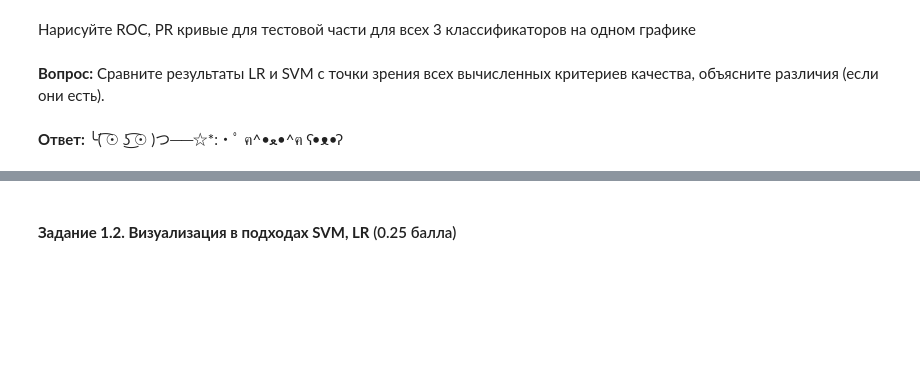
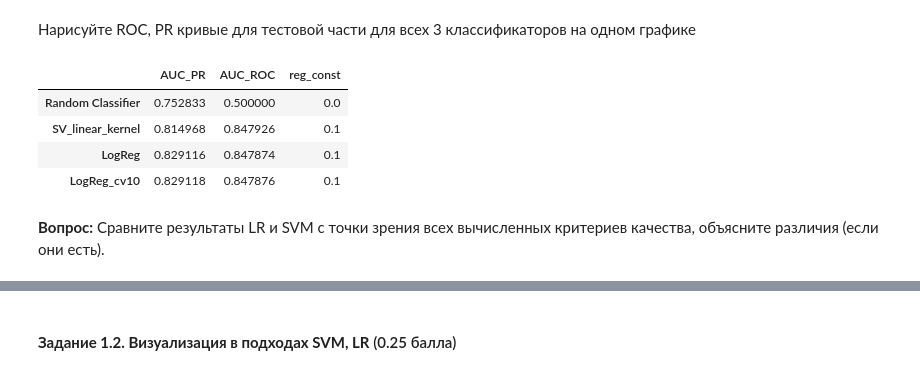
Before and after one commit to MrRozum/mai_ml_lab05_linear_classifiers, a Jupyter notebook: ML_MAI_&_SBER_Linear_classification_LAB_5.ipynb, the cells around one changed output, grey strips where cells are left out. Saved outputs shown, nothing was run; the diff lists cells and outputs as text; code cells hidden in the pictures; blank space fills up the shorter version.

```diff
--- a/ML_MAI_&_SBER_Linear_classification_LAB_5.ipynb
+++ b/ML_MAI_&_SBER_Linear_classification_LAB_5.ipynb
@@ -156,3 +176,8 @@ __Support Vector Machine (Linear Kernel)__
+# %%
+# append results
+df_metrics.loc['SV_linear_kernel'] = {'AUC_PR': auc(recall, precision),
+                                      'AUC_ROC': roc_auc_score(y_test, y_pred_test),
+                                      'reg_const': gs.best_params_['C']}
 # %% [markdown]
   На тестовой части:
   - постройте ROC и PR кривые,
@@ -186,4 +244,15 @@ __Logistic Regression__
+# %%
+# append results
+precision, recall, thresholds = precision_recall_curve(y_test, y_pred_logreg)
+df_metrics.loc['LogReg_cv10'] = {'AUC_PR': auc(recall, precision),
+                            'AUC_ROC': roc_auc_score(y_test, y_pred_logreg),
+                            'reg_const': gs.best_params_['C']}
+df_metrics
+# %% [output]
+|  | AUC_PR | AUC_ROC | reg_const |
+| Random Classifier | 0.752833 | 0.500000 | 0.0 |
+| SV_linear_kernel | 0.814968 | 0.847926 | 0.1 |
+| LogReg | 0.829116 | 0.847874 | 0.1 |
+| LogReg_cv10 | 0.829118 | 0.847876 | 0.1 |
 # %% [markdown]
 **Вопрос:** Сравните результаты LR и SVM с точки зрения всех вычисленных критериев качества, объясните различия (если они есть).
-# %% [markdown]
-**Ответ:** ╰( ͡☉ ͜ʖ ͡☉ )つ──☆*:・ﾟ   ฅ^•ﻌ•^ฅ   ʕ•ᴥ•ʔ
```
Also changed, not shown: parts of 16 cells of this notebook.
